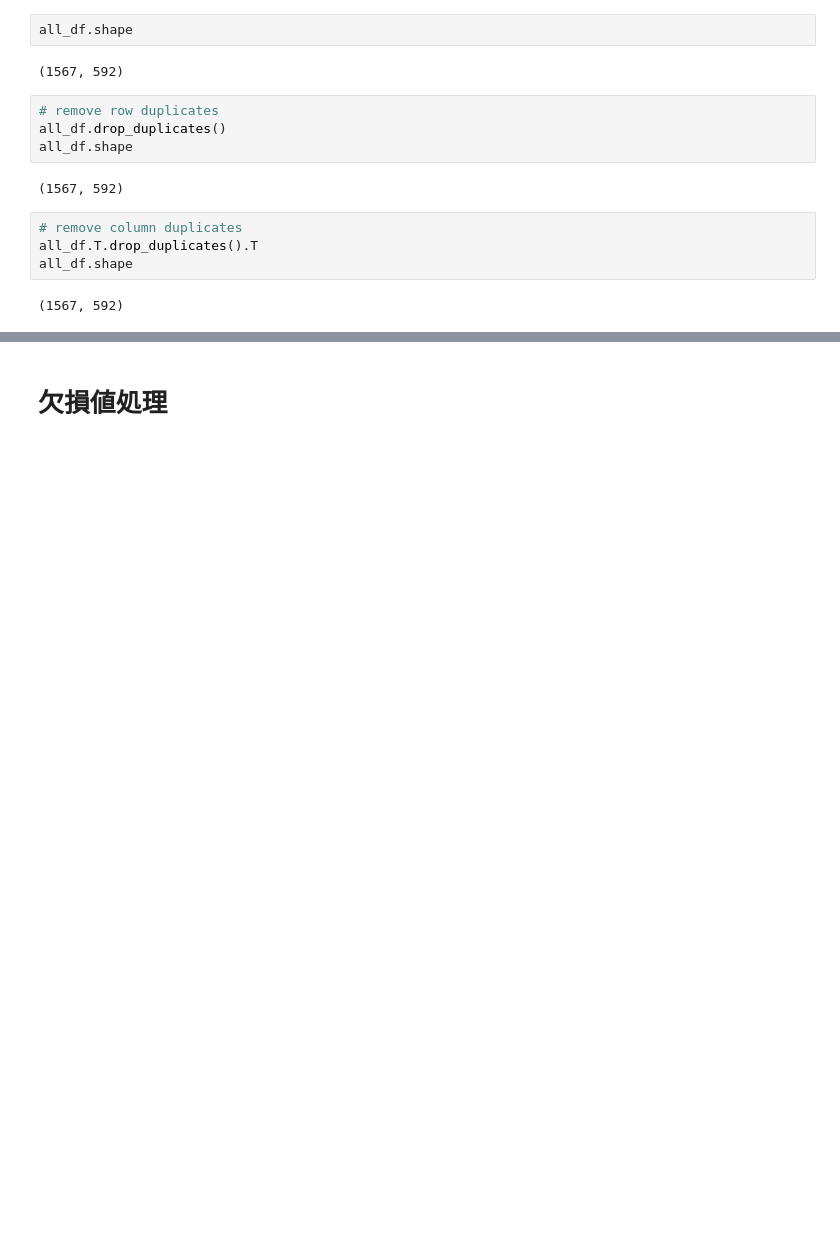
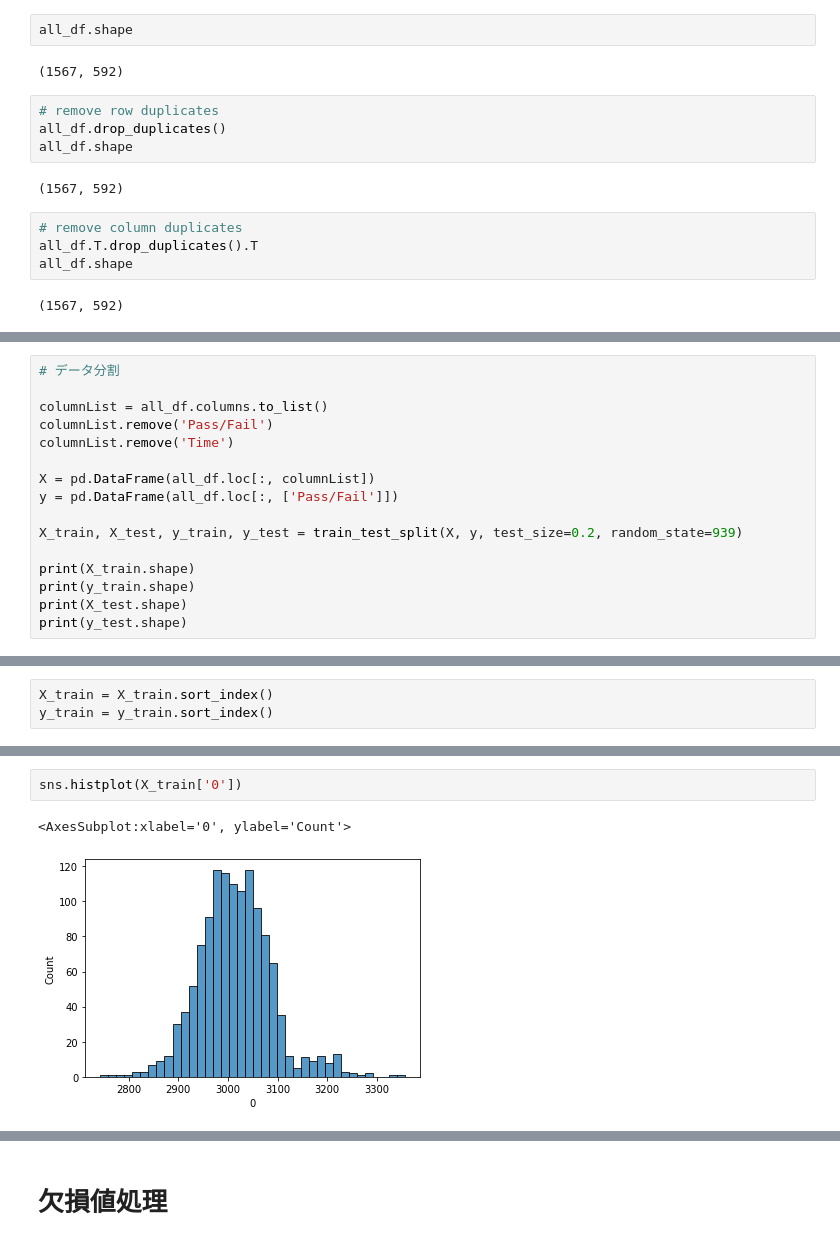
Before and after one commit to mickey390390/UCI_SECOM_dataset, a Jupyter notebook: EDA.ipynb, the cells around one changed output, grey strips where cells are left out. Drawn from its saved outputs; the diff is of its cells as text; blank space fills up the shorter version.

```diff
--- a/EDA.ipynb
+++ b/EDA.ipynb
@@ -48,0 +51,16 @@ all_df.shape
+# %%
+# データ分割
+
+columnList = all_df.columns.to_list()
+columnList.remove('Pass/Fail')
+columnList.remove('Time')
+
+X = pd.DataFrame(all_df.loc[:, columnList])
+y = pd.DataFrame(all_df.loc[:, ['Pass/Fail']])
+
+X_train, X_test, y_train, y_test = train_test_split(X, y, test_size=0.2, random_state=939)
+
+print(X_train.shape)
+print(y_train.shape)
+print(X_test.shape)
+print(y_test.shape)
@@ -48,0 +74,3 @@ all_df.shape
+# %%
+X_train = X_train.sort_index()
+y_train = y_train.sort_index()
@@ -48,0 +113,5 @@ all_df.shape
+# %%
+sns.histplot(X_train['0'])
+# %% [output]
+<AxesSubplot:xlabel='0', ylabel='Count'>
+[figure, added]
```
Also changed, not shown: parts of 60 cells of this notebook.
